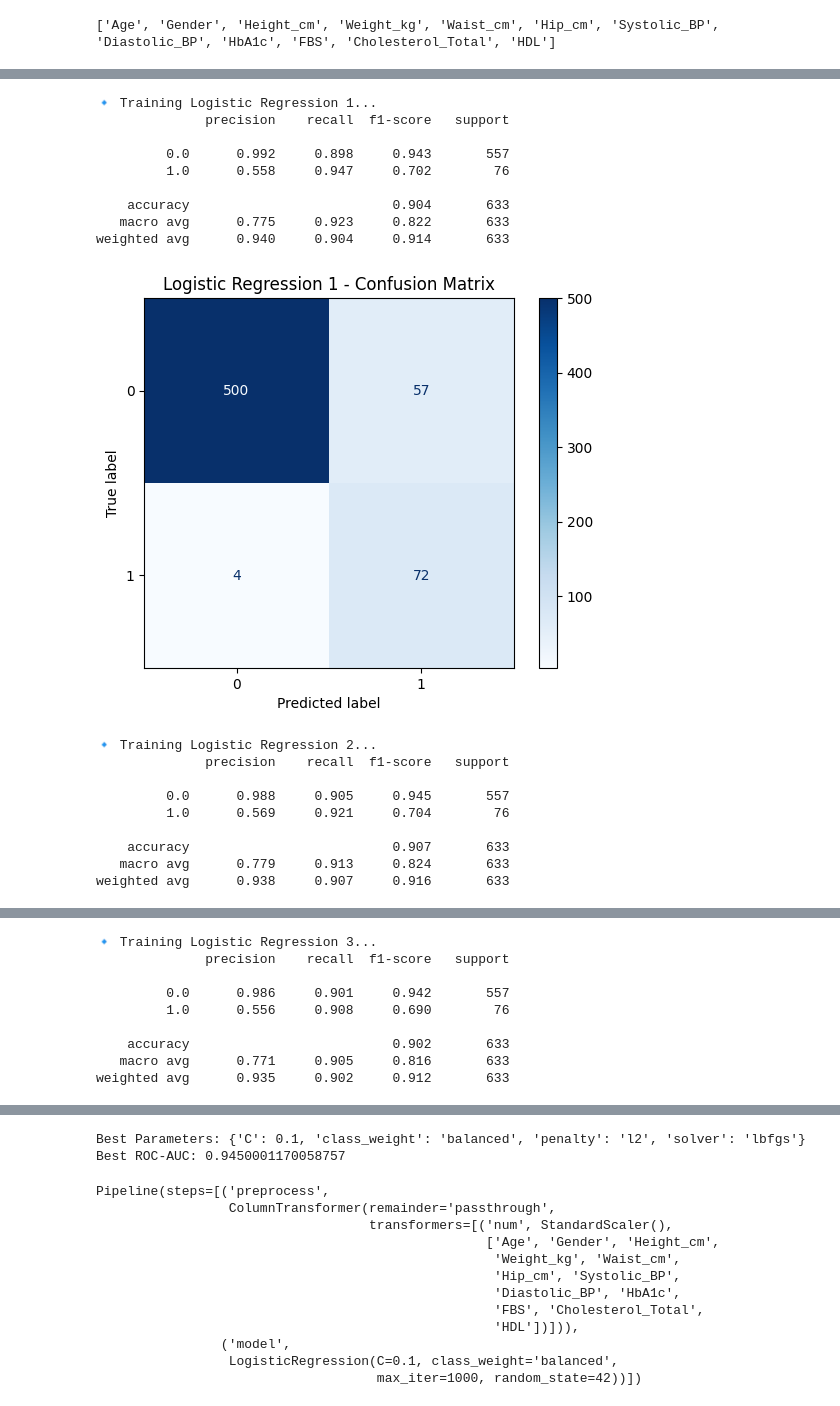
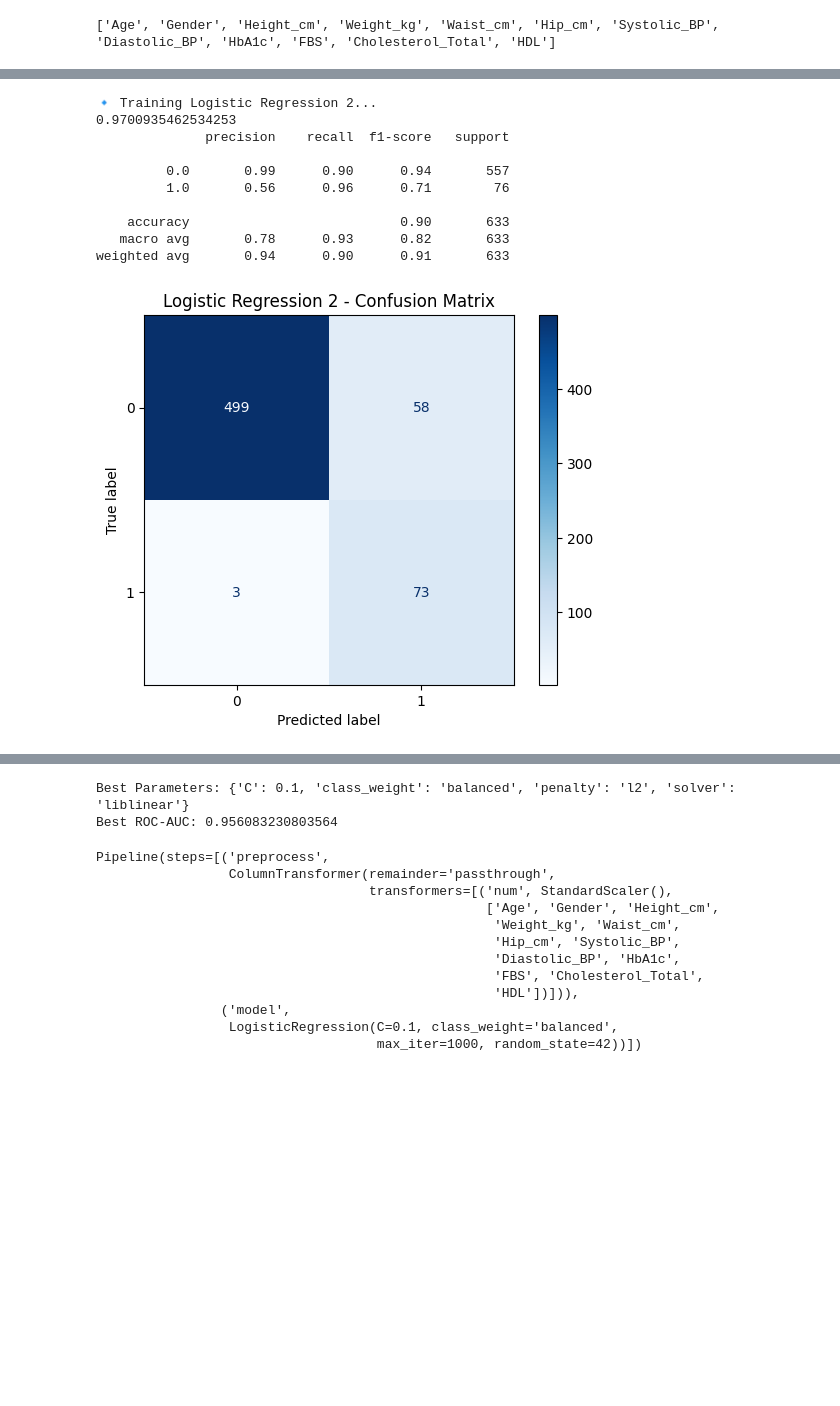
Before and after one commit to Jarmen24/thesis_diabetes, a Jupyter notebook: train_data.ipynb, the cells around one changed output, grey strips where cells are left out. Saved outputs shown, nothing was run; the diff lists cells and outputs as text; code cells hidden in the pictures; blank space fills up the shorter version.

Commit message:
wip: wrong data

```diff
--- a/train_data.ipynb
+++ b/train_data.ipynb
@@ -152,6 +152,11 @@ X_train_scaled = scaler.fit_transform(X_train)
 ros = RandomOverSampler()
 X_train_res, y_train_res = ros.fit_resample(X_train_scaled, y_train)
 
+
+X_train_res = pd.DataFrame(X_train_res, columns=X_train.columns)
+
+
+
 # Transform VALID and TEST using the same scaler (no fit again!)
 X_valid_scaled = scaler.transform(X_valid)
 X_test_scaled = scaler.transform(X_test)
@@ -385,7 +391,7 @@ from xgboost import XGBClassifier
 
 from sklearn.metrics import classification_report, confusion_matrix, ConfusionMatrixDisplay, roc_auc_score, accuracy_score, f1_score
 # %%
-numeric_features = X_train.columns.tolist()
+numeric_features = X_train_res.columns.tolist()
 
 preprocessor = ColumnTransformer(
     transformers=[('num', StandardScaler(), numeric_features)],
@@ -400,12 +406,13 @@ models = {
     "Logistic Regression": LogisticRegression(max_iter=1000, random_state=42),
     "Random Forest": RandomForestClassifier(n_estimators=200, random_state=42),
     "KNN": KNeighborsClassifier(n_neighbors=5),
+    "Naive Bayes": GaussianNB(),
     "SVM": SVC(probability=True, random_state=42),
     "XGBoost": XGBClassifier(use_label_encoder=False, eval_metric='logloss', random_state=42)
 }
 # %%
 
-def train_and_evaluate_model(models, X_train, y_train, X_valid, y_valid):
+def train_and_evaluate_model(models, X_train_res, y_train_res, X_valid_scaled, y_valid):
 
     for name, model in models.items():
         print(f"\n🔹 Training {name}...")
@@ -422,12 +429,13 @@ def train_and_evaluate_model(models, X_train, y_train, X_valid, y_valid):
               ('model', model)
           ])
 
-        pipe.fit(X_train, y_train)
+        pipe.fit(X_train_res, y_train_res)
 
-        y_pred = pipe.predict(X_valid)
-        y_proba = pipe.predict_proba(X_valid)[:, 1]
+        y_pred = pipe.predict(X_valid_scaled)
+        y_proba = pipe.predict_proba(X_valid_scaled)[:, 1]
 
-        print(classification_report(y_valid, y_pred, digits=3))
+        print(roc_auc_score(y_valid, y_proba))
+        print(classification_report(y_valid, y_pred, digits=2))
 
         cm = confusion_matrix(y_valid, y_pred)
         disp = ConfusionMatrixDisplay(confusion_matrix=cm)
@@ -435,6 +443,6 @@ def train_and_evaluate_model(models, X_train, y_train, X_valid, y_valid):
         plt.title(f"{name} - Confusion Matrix")
         plt.show()
 
-train_and_evaluate_model(models, X_train, y_train, X_valid, y_valid)
+train_and_evaluate_model(models, X_train_res, y_train_res, X_valid_scaled, y_valid)
 # %% [output]
 🔹 Training Logistic Regression...
@@ -490,26 +450,18 @@ weighted avg      0.939     0.938     0.939       633
 # %%
 models_lg = {
     "Logistic Regression 2": LogisticRegression(max_iter=1000, random_state=42, penalty='l2', C=0.1, class_weight='balanced'),
 }
 
-train_and_evaluate_model(models_lg, X_train, y_train, X_valid, y_valid)
+train_and_evaluate_model(models_lg, X_train_res, y_train_res, X_valid, y_valid)
 # %% [output]
-🔹 Training Logistic Regression 1...
+🔹 Training Logistic Regression 2...
+0.9700935462534253
               precision    recall  f1-score   support
 
-         0.0      0.992     0.898     0.943       557
-         1.0      0.558     0.947     0.702        76
+         0.0       0.99      0.90      0.94       557
+         1.0       0.56      0.96      0.71        76
 
-    accuracy                          0.904       633
-   macro avg      0.775     0.923     0.822       633
-weighted avg      0.940     0.904     0.914       633
+    accuracy                           0.90       633
+   macro avg       0.78      0.93      0.82       633
+weighted avg       0.94      0.90      0.91       633
-[figure, old version]
+[figure, new version]
-🔹 Training Logistic Regression 2...
-              precision    recall  f1-score   support
-
-         0.0      0.988     0.905     0.945       557
-         1.0      0.569     0.921     0.704        76
-
-    accuracy                          0.907       633
-   macro avg      0.779     0.913     0.824       633
-weighted avg      0.938     0.907     0.916       633
@@ -517,9 +467,0 @@ weighted avg      0.938     0.907     0.916       633
-🔹 Training Logistic Regression 3...
-              precision    recall  f1-score   support
-
-         0.0      0.986     0.901     0.942       557
-         1.0      0.556     0.908     0.690        76
-
-    accuracy                          0.902       633
-   macro avg      0.771     0.905     0.816       633
-weighted avg      0.935     0.902     0.912       633
@@ -535,13 +476,13 @@ param_grid = {
 }
 
 grid = GridSearchCV(LogisticRegression(max_iter=1000, random_state=42), param_grid, cv=5, scoring='roc_auc')
-grid.fit(X_train, y_train)
+grid.fit(X_train_res, y_train_res)
 
 print("Best Parameters:", grid.best_params_)
 print("Best ROC-AUC:", grid.best_score_)
 # %% [output]
-Best Parameters: {'C': 0.1, 'class_weight': 'balanced', 'penalty': 'l2', 'solver': 'lbfgs'}
-Best ROC-AUC: 0.9450001170058757
+Best Parameters: {'C': 0.1, 'class_weight': 'balanced', 'penalty': 'l2', 'solver': 'liblinear'}
+Best ROC-AUC: 0.956083230803564
 # %%
 best_pipe = ImbPipeline([
     ('preprocess', preprocessor),
```
Also changed, not shown: parts of 8 cells of this notebook.
